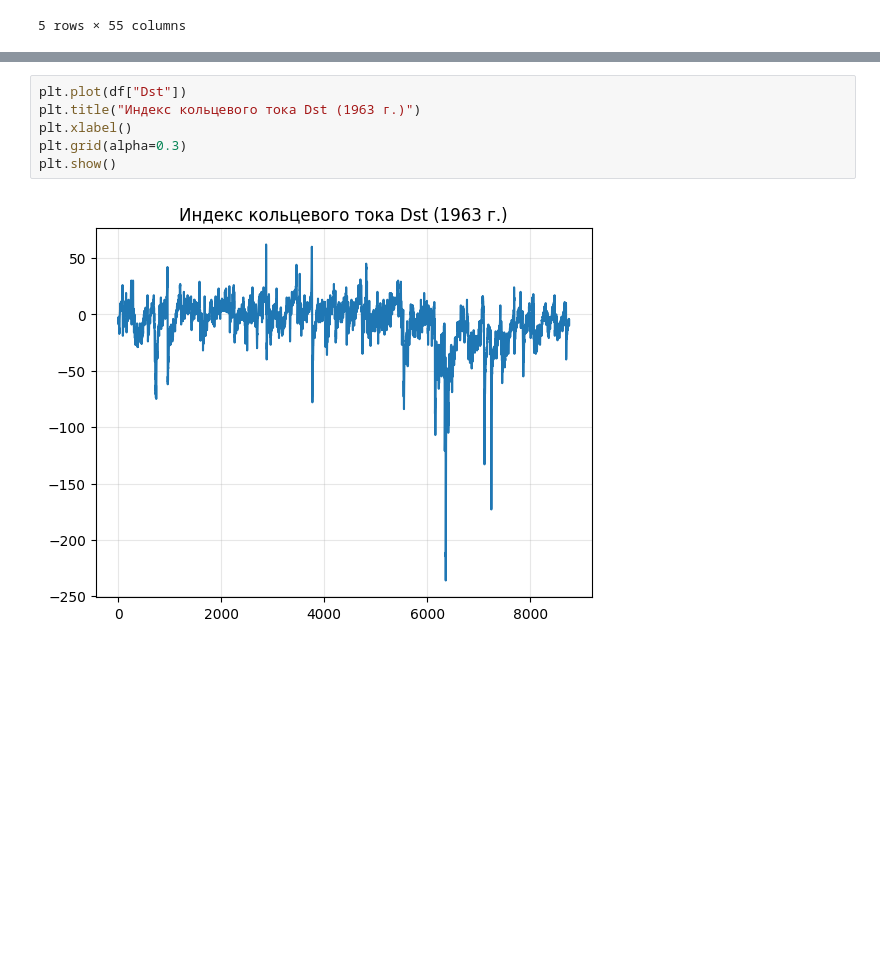
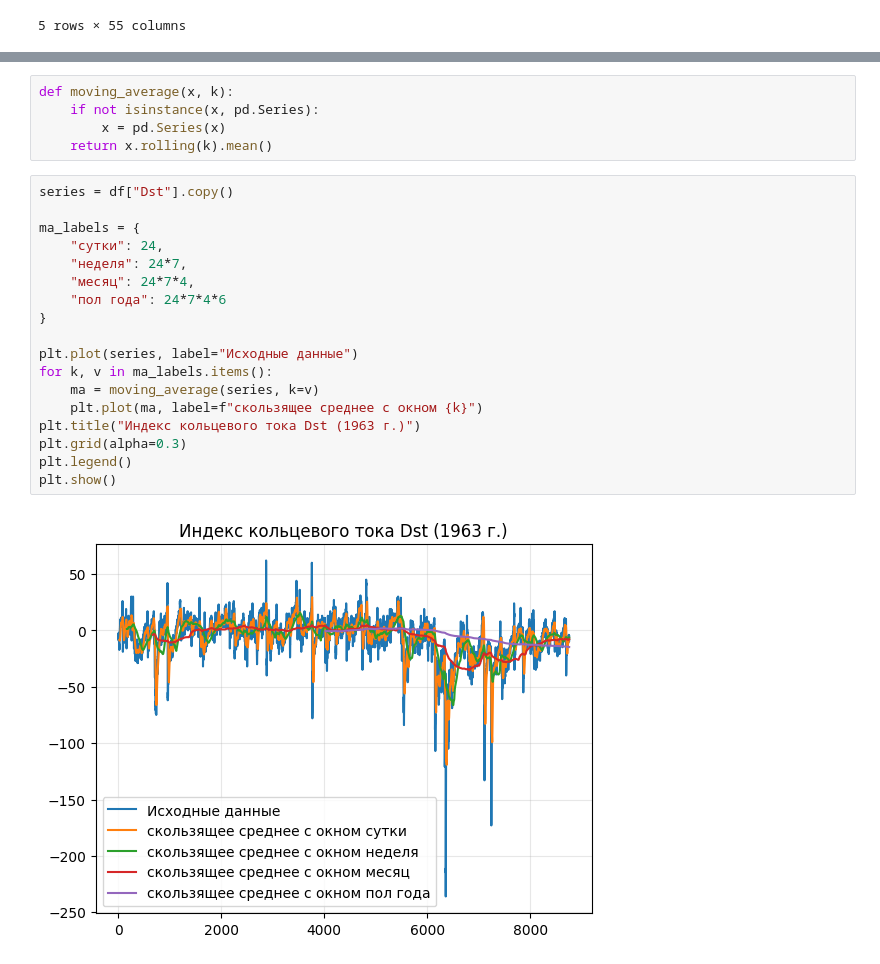
Before and after one commit to neZorinEgor/GeomagneticNet, a Jupyter notebook: notebooks/eda.ipynb, the cells around one changed output, grey strips where cells are left out. Drawn from its saved outputs; the diff is of its cells as text; blank space fills up the shorter version.

```diff
--- a/notebooks/eda.ipynb
+++ b/notebooks/eda.ipynb
@@ -94,11 +94,28 @@ Data columns (total 55 columns):
  54  Mach_num         8760 non-null   float64
 dtypes: float64(39), int64(16)
 memory usage: 3.7 MB
+# %%
+def moving_average(x, k):
+    if not isinstance(x, pd.Series):
+        x = pd.Series(x)
+    return x.rolling(k).mean()
 # %%
-plt.plot(df["Dst"])
+series = df["Dst"].copy()
+
+ma_labels = {
+    "сутки": 24,
+    "неделя": 24*7,
+    "месяц": 24*7*4,
+    "пол года": 24*7*4*6
+}
+
+plt.plot(series, label="Исходные данные")
+for k, v in ma_labels.items():
+    ma = moving_average(series, k=v)
+    plt.plot(ma, label=f"скользящее среднее с окном {k}")
 plt.title("Индекс кольцевого тока Dst (1963 г.)")
-plt.xlabel()
 plt.grid(alpha=0.3)
+plt.legend()
 plt.show()
 # %% [output]
-[figure, old version]
+[figure, new version]
```
Also changed, not shown: parts of 1 cell of this notebook.
